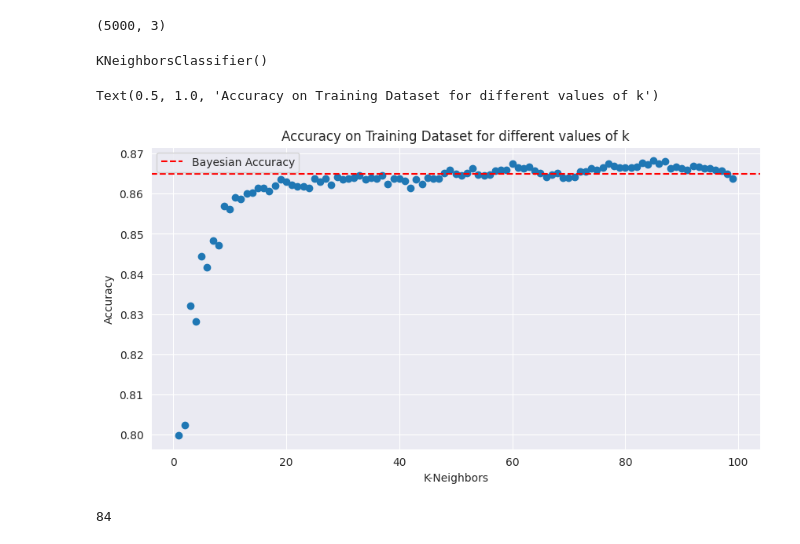
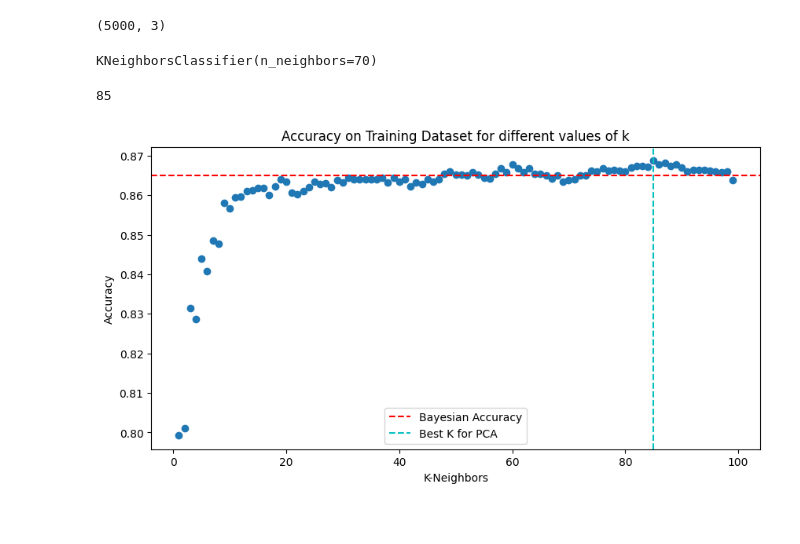
Before and after one commit to Amrithya/Performance-Analysis-of-KNN-on-Waveforms-dataset, a Jupyter notebook: knn_with_KNeighborsClassifier.ipynb, the cells around one changed output. Cells and saved outputs as stored; diff of their text form; code cells hidden in the pictures.

```diff
--- a/knn_with_KNeighborsClassifier.ipynb
+++ b/knn_with_KNeighborsClassifier.ipynb
@@ -120,0 +193,7 @@ df.head
+# %%
+cnn=CondensedNearestNeighbour(n_seeds_S=4,n_neighbors=1,random_state=42)
+x_cnn,y_cnn=cnn.fit_resample(x_train,y_train)
+x_cnn=pd.DataFrame(x_cnn)
+y_cnn=pd.DataFrame(y_cnn)
+knn_cnn=KNeighborsClassifier(n_neighbors=5)
+knn_cnn.fit(x_cnn,y_cnn)
@@ -120,0 +202,20 @@ df.head
+# %%
+k=list(range(1,100)) # List of all Neighbors
+accuracies_cnn=[]
+# We are checking for every k the cross-validation accuracy.
+# Calculating Accuracy using Cross-Validation.
+for i in k:
+    c_v=cross_val_score(KNeighborsClassifier(n_neighbors=i),X=x_cnn.values,y=y_cnn.values.reshape(-1),cv=5,scoring="accuracy")
+    accuracies_cnn.append(np.mean(c_v))
+
+
+plt.figure(figsize=(10,5))
+plt.scatter(x=list(range(1,100)),y=accuracies_cnn)
+plt.xlabel('Nearest Neighbors')
+plt.ylabel("Accuracy")
+plt.axhline(0.865,linestyle='--',color='r',label= 'Bayesian Accuracy')
+plt.axvline((np.argmax(accuracies_cnn))+1,linestyle='--',color='k',label= 'Best K for CNN')
+
+plt.legend()
+plt.title("Accuracy on Training Dataset for various k using CNN")
+plt.savefig('cnn_accuracy.png')
@@ -132,29 +259,30 @@ print(x.shape)
 # %%
 x_train,x_test,y_train,y_test = train_test_split(x,y,test_size=0.2,random_state=42)
 # %%
-knn=KNeighborsClassifier(n_neighbors=5)
+knn=KNeighborsClassifier(n_neighbors=70)
 knn.fit(x_train,y_train)
 # %% [output]
-KNeighborsClassifier()
+KNeighborsClassifier(n_neighbors=70)
 # %%
 k=list(range(1,100))
-accuracies=[]
+accuracies_pca=[]
 variances=[]
 for i in k:
     c_v=cross_val_score(KNeighborsClassifier(n_neighbors=i),X=x_train,y=y_train,cv=5,scoring="accuracy")
-    accuracies.append(np.mean(c_v))
+    accuracies_pca.append(np.mean(c_v))
+# %%
+print(np.argmax(accuracies_pca)+1)
+# %% [output]
+85
 # %%
 plt.figure(figsize=(10,5))
-plt.scatter(x=list(range(1,100)),y=accuracies)
+plt.scatter(x=list(range(1,100)),y=accuracies_pca)
 plt.xlabel('K-Neighbors')
 plt.ylabel("Accuracy")
 plt.axhline(0.865,linestyle='--',color='r',label= 'Bayesian Accuracy')
+plt.axvline((np.argmax(accuracies_pca))+1,linestyle='--',color='c',label= 'Best K for PCA')
 plt.legend()
 plt.title("Accuracy on Training Dataset for different values of k")
+plt.savefig('PCA_accuracy.png')
 # %% [output]
-Text(0.5, 1.0, 'Accuracy on Training Dataset for different values of k')
-[figure, old version]
+[figure, new version]
-# %%
-print(np.argmax(accuracies))
-# %% [output]
-84
```
Also changed, not shown: parts of 37 cells of this notebook, 5 other files.
